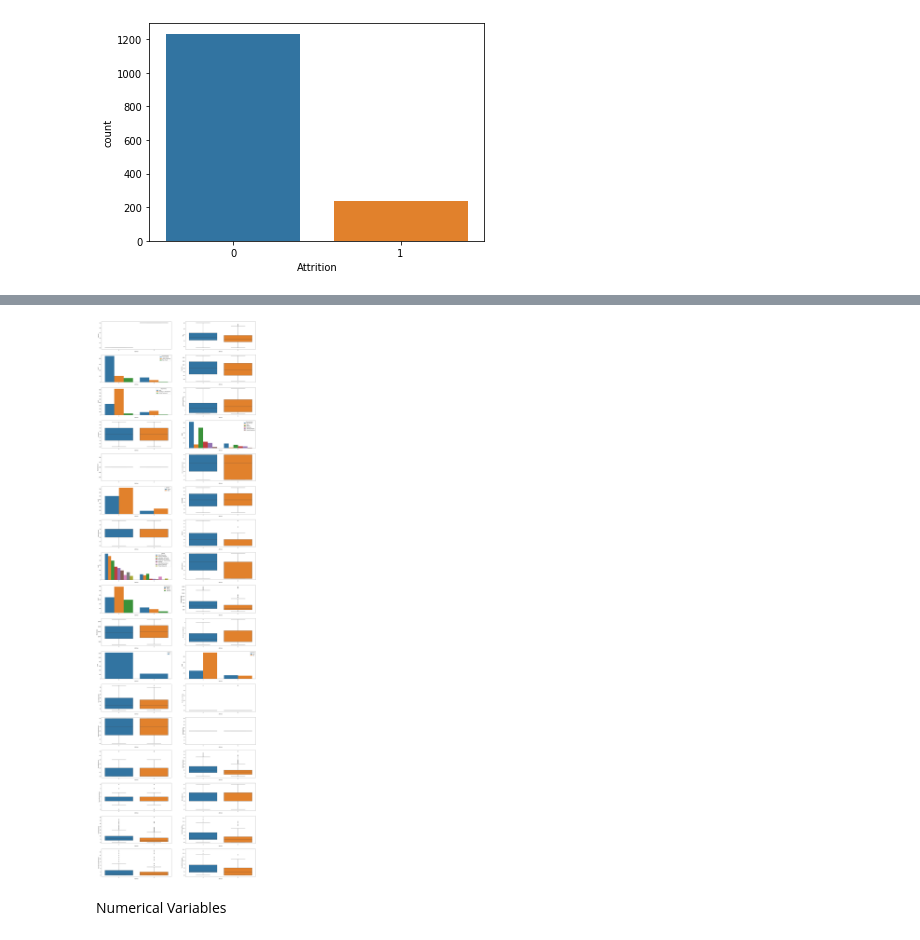
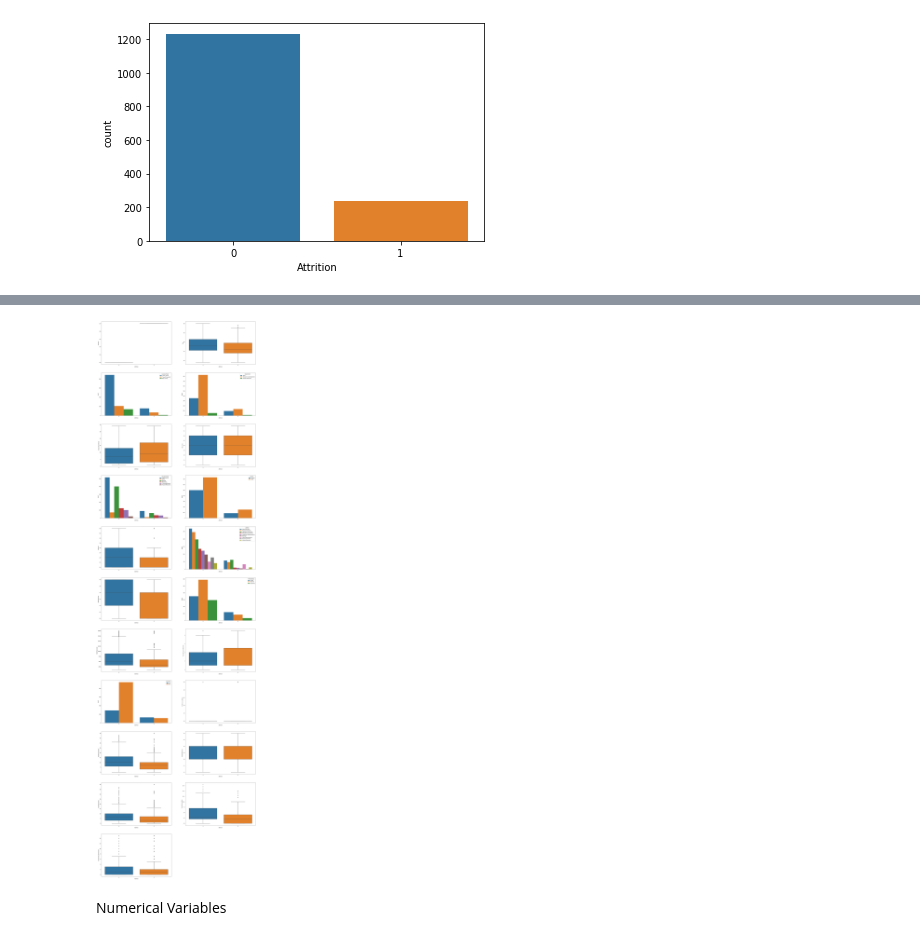
Before and after one commit to 24akhil/employee-churn-notebook, a Jupyter notebook: Employee_attrition_prediction.ipynb, the cells around one changed output, grey strips where cells are left out. Cells and saved outputs as stored; diff of their text form; code cells hidden in the pictures.

```diff
--- a/Employee_attrition_prediction.ipynb
+++ b/Employee_attrition_prediction.ipynb
@@ -135,19 +146,19 @@ len(data.columns)
 # %%
 # bivariant Analysis
 import seaborn as sb
 import matplotlib.pyplot as plt
-q = ((len(data.columns))/2)
+q = ((len(data.columns)+1)/2)
 p=1
 plt.figure(figsize=(30,111))
 for i in data.columns:
     plt.subplot(q,2,p)
     if(data[i].dtypes=="object"):
         sb.countplot(data.Attrition,hue= data[i])
     else:
         sb.boxplot(data.Attrition,data[i])
     p =p+1
 # %% [output]
-[figure, old version]
+[figure, new version]
 # %% [markdown]
 Numerical Variables
 # %%
```
Also changed, not shown: parts of 49 cells of this notebook, 13 other files.
